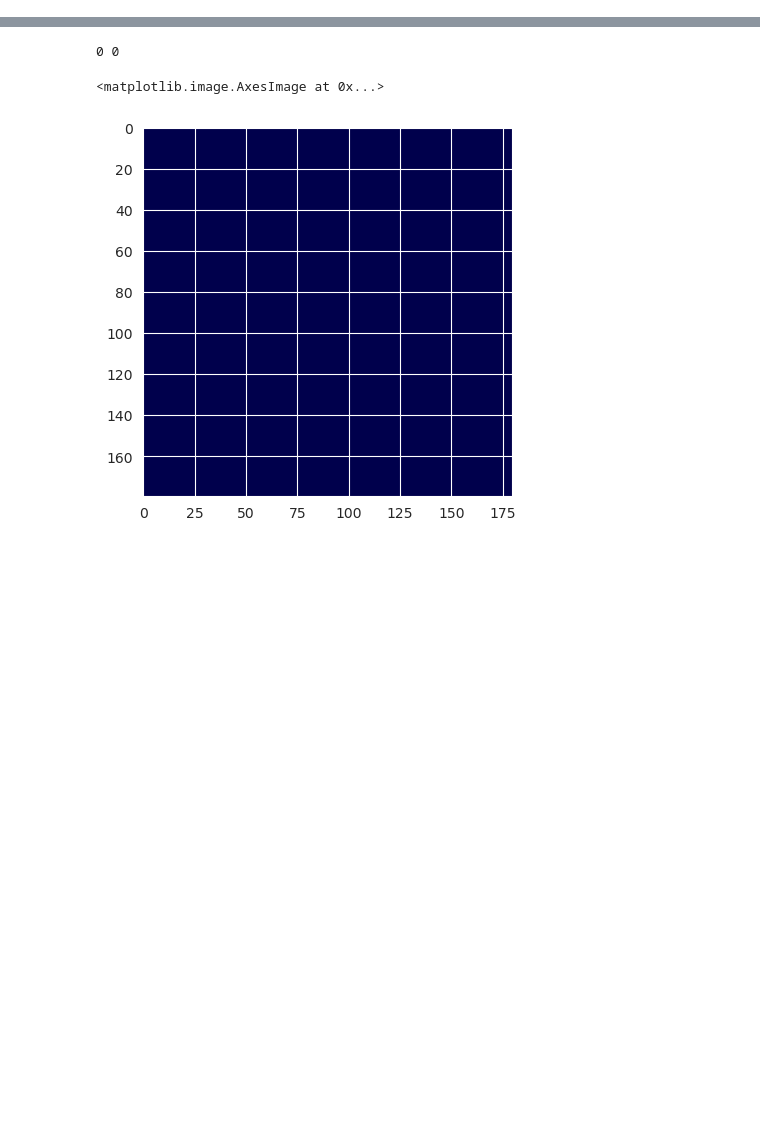
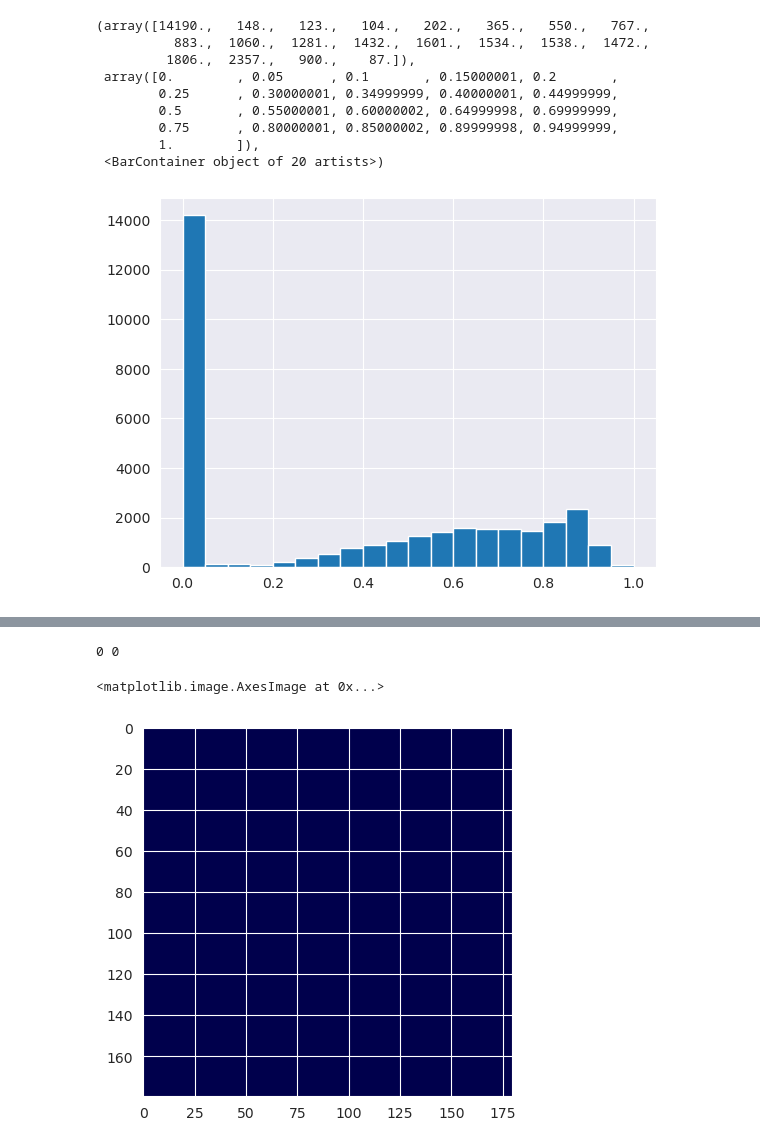
Before and after one commit to Liteknight/CounterBias, a Jupyter notebook: 05_Truth.ipynb, the cells around one changed output, grey strips where cells are left out. Saved outputs shown, nothing was run; the diff lists cells and outputs as text; code cells hidden in the pictures; blank space fills up the shorter version.

```diff
--- a/05_Truth.ipynb
+++ b/05_Truth.ipynb
@@ -146 +210,15 @@ plt.show()
+# %%
+plt.hist(d_obs[i], bins=20)
+# plt.yscale("log")
+# %% [output]
+(array([14190.,   148.,   123.,   104.,   202.,   365.,   550.,   767.,
+          883.,  1060.,  1281.,  1432.,  1601.,  1534.,  1538.,  1472.,
+         1806.,  2357.,   900.,    87.]),
+ array([0.        , 0.05      , 0.1       , 0.15000001, 0.2       ,
+        0.25      , 0.30000001, 0.34999999, 0.40000001, 0.44999999,
+        0.5       , 0.55000001, 0.60000002, 0.64999998, 0.69999999,
+        0.75      , 0.80000001, 0.85000002, 0.89999998, 0.94999999,
+        1.        ]),
+ <BarContainer object of 20 artists>)
+[figure, added]
 # %%
```
Also changed, not shown: parts of 7 cells of this notebook, 24 other files.
